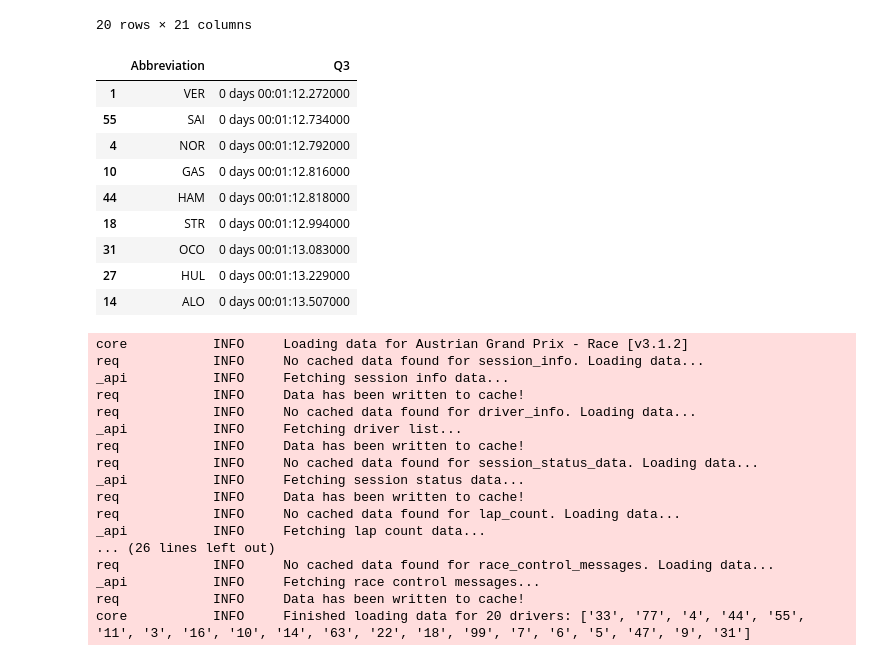
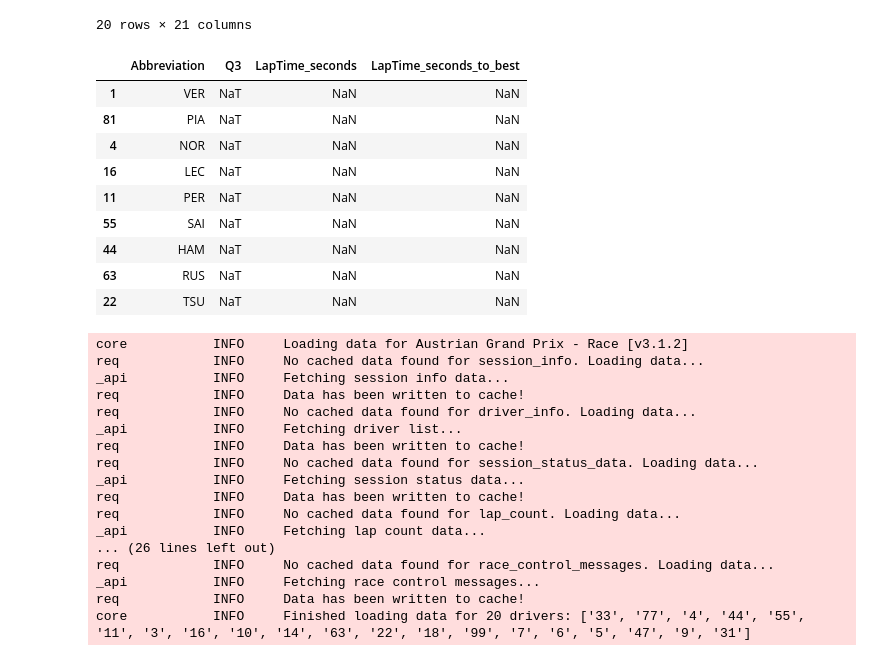
Before and after one commit to soufiane98b/F1ashAnalysis, a Jupyter notebook: exploration/exploration.ipynb, the cells around one changed output. Drawn from its saved outputs; the diff is of its cells as text; code cells hidden in the pictures.

```diff
--- a/exploration/exploration.ipynb
+++ b/exploration/exploration.ipynb
@@ -107,24 +186,24 @@ session.results
 | 2 | 2 | L SARGEANT | SAR | sargeant | Williams | 37BEDD | williams | Logan | ... |
 | 24 | 24 | G ZHOU | ZHO | zhou | Alfa Romeo | C92D4B | alfa | Guanyu | ... |
 20 rows × 21 columns
-# %%
-session.results[['Abbreviation','Q3']].iloc[0:9]
-# %% [output]
-|  | Abbreviation | Q3 |
-| 1 | VER | 0 days 00:01:12.272000 |
-| 55 | SAI | 0 days 00:01:12.734000 |
-| 4 | NOR | 0 days 00:01:12.792000 |
-| 10 | GAS | 0 days 00:01:12.816000 |
-| 44 | HAM | 0 days 00:01:12.818000 |
-| 18 | STR | 0 days 00:01:12.994000 |
-| 31 | OCO | 0 days 00:01:13.083000 |
-| 27 | HUL | 0 days 00:01:13.229000 |
-| 14 | ALO | 0 days 00:01:13.507000 |
 # %%
 df = session.results[['Abbreviation','Q3']].iloc[0:9]
 df['LapTime_seconds'] = df['Q3'].dt.total_seconds()
 df = df.sort_values(by=['LapTime_seconds'])
 df['LapTime_seconds_to_best'] = df['LapTime_seconds'] - min(df['LapTime_seconds'])
+# %%
+df
+# %% [output]
+|  | Abbreviation | Q3 | LapTime_seconds | LapTime_seconds_to_best |
+| 1 | VER | NaT | NaN | NaN |
+| 81 | PIA | NaT | NaN | NaN |
+| 4 | NOR | NaT | NaN | NaN |
+| 16 | LEC | NaT | NaN | NaN |
+| 11 | PER | NaT | NaN | NaN |
+| 55 | SAI | NaT | NaN | NaN |
+| 44 | HAM | NaT | NaN | NaN |
+| 63 | RUS | NaT | NaN | NaN |
+| 22 | TSU | NaT | NaN | NaN |
 # %%
 fig = go.Figure(
     data=[
```
Also changed, not shown: parts of 19 cells of this notebook, 4 other files.
